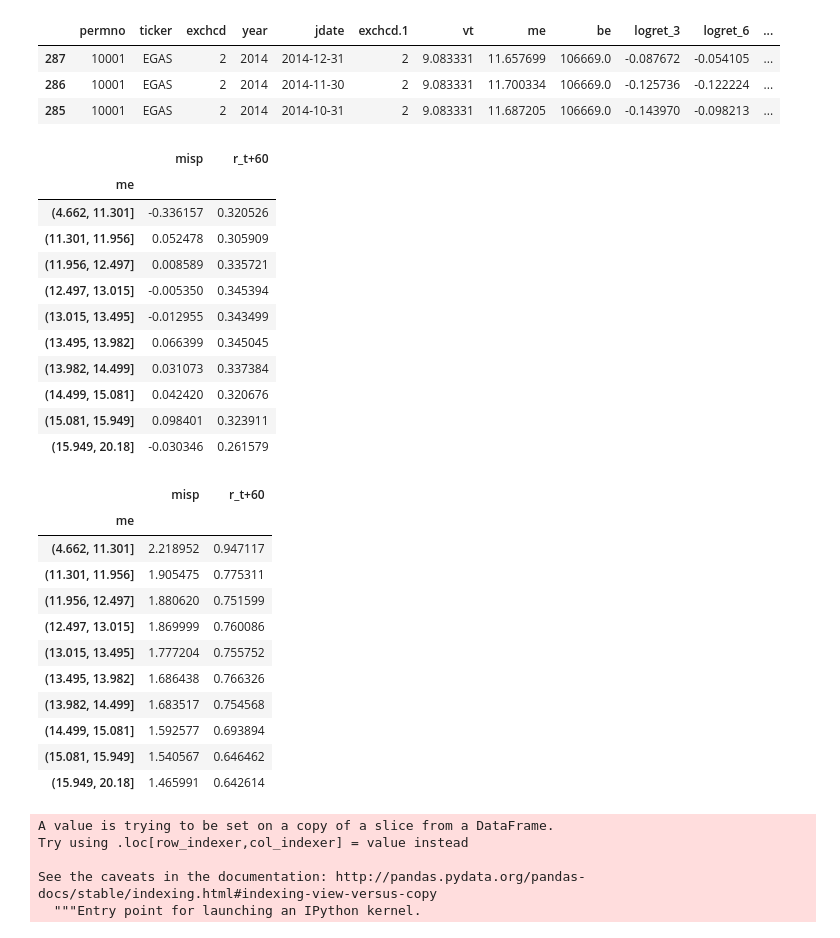
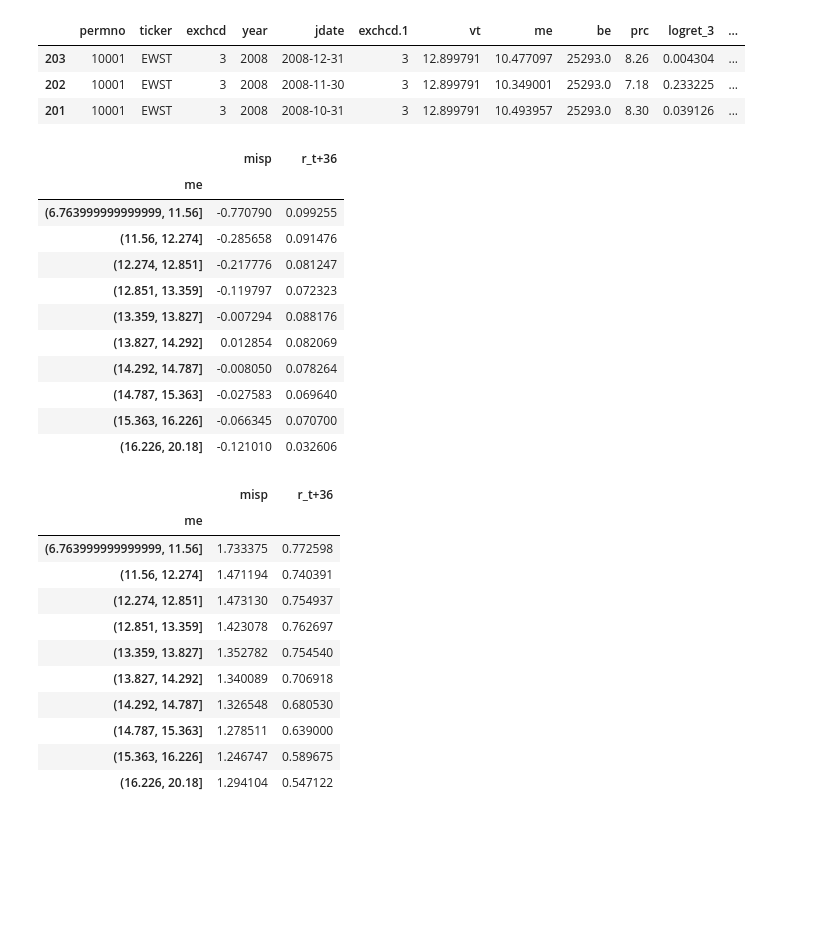
Before and after one commit to mingweima/misp, a Jupyter notebook: analysis_1/2-2-1_size_growth_effect.ipynb, the cells around one changed output. Saved outputs shown, nothing was run; the diff lists cells and outputs as text; code cells hidden in the pictures; blank space fills up the shorter version.

```diff
--- a/analysis_1/2-2-1_size_growth_effect.ipynb
+++ b/analysis_1/2-2-1_size_growth_effect.ipynb
@@ -12,51 +12,45 @@ from fm import fama_macbeth_reg_panel_nw
 ret_decomp_dcf5 = \
           pd.read_csv(f'{DATA_FOLDER}/decomp_dcf5y_RF_rolling_1980_2019.csv', index_col=0).replace([np.inf, -np.inf], np.nan)
 ret_decomp_dcf5 = ret_decomp_dcf5[ret_decomp_dcf5.prc>5]
+ret_decomp_dcf5['jdate'] = pd.to_datetime(ret_decomp_dcf5.jdate)
+ret_decomp_dcf5['bm'] = np.log(ret_decomp_dcf5['be']) - ret_decomp_dcf5['me']
 # %%
 ret_decomp_dcf5.head(3)
 # %% [output]
-|  | permno | ticker | exchcd | year | jdate | exchcd.1 | vt | me | be | logret_3 | logret_6 | ... |
-| 287 | 10001 | EGAS | 2 | 2014 | 2014-12-31 | 2 | 9.083331 | 11.657699 | 106669.0 | -0.087672 | -0.054105 | ... |
-| 286 | 10001 | EGAS | 2 | 2014 | 2014-11-30 | 2 | 9.083331 | 11.700334 | 106669.0 | -0.125736 | -0.122224 | ... |
-| 285 | 10001 | EGAS | 2 | 2014 | 2014-10-31 | 2 | 9.083331 | 11.687205 | 106669.0 | -0.143970 | -0.098213 | ... |
+|  | permno | ticker | exchcd | year | jdate | exchcd.1 | vt | me | be | prc | logret_3 | ... |
+| 203 | 10001 | EWST | 3 | 2008 | 2008-12-31 | 3 | 12.899791 | 10.477097 | 25293.0 | 8.26 | 0.004304 | ... |
+| 202 | 10001 | EWST | 3 | 2008 | 2008-11-30 | 3 | 12.899791 | 10.349001 | 25293.0 | 7.18 | 0.233225 | ... |
+| 201 | 10001 | EWST | 3 | 2008 | 2008-10-31 | 3 | 12.899791 | 10.493957 | 25293.0 | 8.30 | 0.039126 | ... |
 # %%
 ret_decomp_dcf5_nyse = ret_decomp_dcf5[ret_decomp_dcf5.exchcd==1]
 # %%
-ret_decomp_dcf5_nyse.groupby(pd.qcut(ret_decomp_dcf5_nyse.me, 10)).agg('mean')[['misp', 'r_t+60']]
+ret_decomp_dcf5_nyse.groupby(pd.qcut(ret_decomp_dcf5_nyse.me, 10)).agg('mean')[['misp', 'r_t+36']]
 # %% [output]
-|  | misp | r_t+60 |
+|  | misp | r_t+36 |
 | me |  |  |
-| (4.662, 11.301] | -0.336157 | 0.320526 |
-| (11.301, 11.956] | 0.052478 | 0.305909 |
-| (11.956, 12.497] | 0.008589 | 0.335721 |
-| (12.497, 13.015] | -0.005350 | 0.345394 |
-| (13.015, 13.495] | -0.012955 | 0.343499 |
-| (13.495, 13.982] | 0.066399 | 0.345045 |
-| (13.982, 14.499] | 0.031073 | 0.337384 |
-| (14.499, 15.081] | 0.042420 | 0.320676 |
-| (15.081, 15.949] | 0.098401 | 0.323911 |
-| (15.949, 20.18] | -0.030346 | 0.261579 |
+| (6.763999999999999, 11.56] | -0.770790 | 0.099255 |
+| (11.56, 12.274] | -0.285658 | 0.091476 |
+| (12.274, 12.851] | -0.217776 | 0.081247 |
+| (12.851, 13.359] | -0.119797 | 0.072323 |
+| (13.359, 13.827] | -0.007294 | 0.088176 |
+| (13.827, 14.292] | 0.012854 | 0.082069 |
+| (14.292, 14.787] | -0.008050 | 0.078264 |
+| (14.787, 15.363] | -0.027583 | 0.069640 |
+| (15.363, 16.226] | -0.066345 | 0.070700 |
+| (16.226, 20.18] | -0.121010 | 0.032606 |
 # %%
-ret_decomp_dcf5_nyse.groupby(pd.qcut(ret_decomp_dcf5_nyse.me, 10)).agg('std')[['misp', 'r_t+60']]
+ret_decomp_dcf5_nyse.groupby(pd.qcut(ret_decomp_dcf5_nyse.me, 10)).agg('std')[['misp', 'r_t+36']]
 # %% [output]
-|  | misp | r_t+60 |
+|  | misp | r_t+36 |
 | me |  |  |
-| (4.662, 11.301] | 2.218952 | 0.947117 |
-| (11.301, 11.956] | 1.905475 | 0.775311 |
-| (11.956, 12.497] | 1.880620 | 0.751599 |
-| (12.497, 13.015] | 1.869999 | 0.760086 |
-| (13.015, 13.495] | 1.777204 | 0.755752 |
-| (13.495, 13.982] | 1.686438 | 0.766326 |
-| (13.982, 14.499] | 1.683517 | 0.754568 |
-| (14.499, 15.081] | 1.592577 | 0.693894 |
-| (15.081, 15.949] | 1.540567 | 0.646462 |
-| (15.949, 20.18] | 1.465991 | 0.642614 |
+| (6.763999999999999, 11.56] | 1.733375 | 0.772598 |
+| (11.56, 12.274] | 1.471194 | 0.740391 |
+| (12.274, 12.851] | 1.473130 | 0.754937 |
+| (12.851, 13.359] | 1.423078 | 0.762697 |
+| (13.359, 13.827] | 1.352782 | 0.754540 |
+| (13.827, 14.292] | 1.340089 | 0.706918 |
+| (14.292, 14.787] | 1.326548 | 0.680530 |
+| (14.787, 15.363] | 1.278511 | 0.639000 |
+| (15.363, 16.226] | 1.246747 | 0.589675 |
+| (16.226, 20.18] | 1.294104 | 0.547122 |
-# %%
-ret_decomp_dcf5_nyse['bm'] = np.exp(np.log(ret_decomp_dcf5_nyse['be']) - ret_decomp_dcf5_nyse['me'])
-# %% [output]
-A value is trying to be set on a copy of a slice from a DataFrame.
-Try using .loc[row_indexer,col_indexer] = value instead
-
-See the caveats in the documentation: http://pandas.pydata.org/pandas-docs/stable/indexing.html#indexing-view-versus-copy
-  """Entry point for launching an IPython kernel.
 # %%
```
Also changed, not shown: parts of 12 cells of this notebook, 38 other files.
